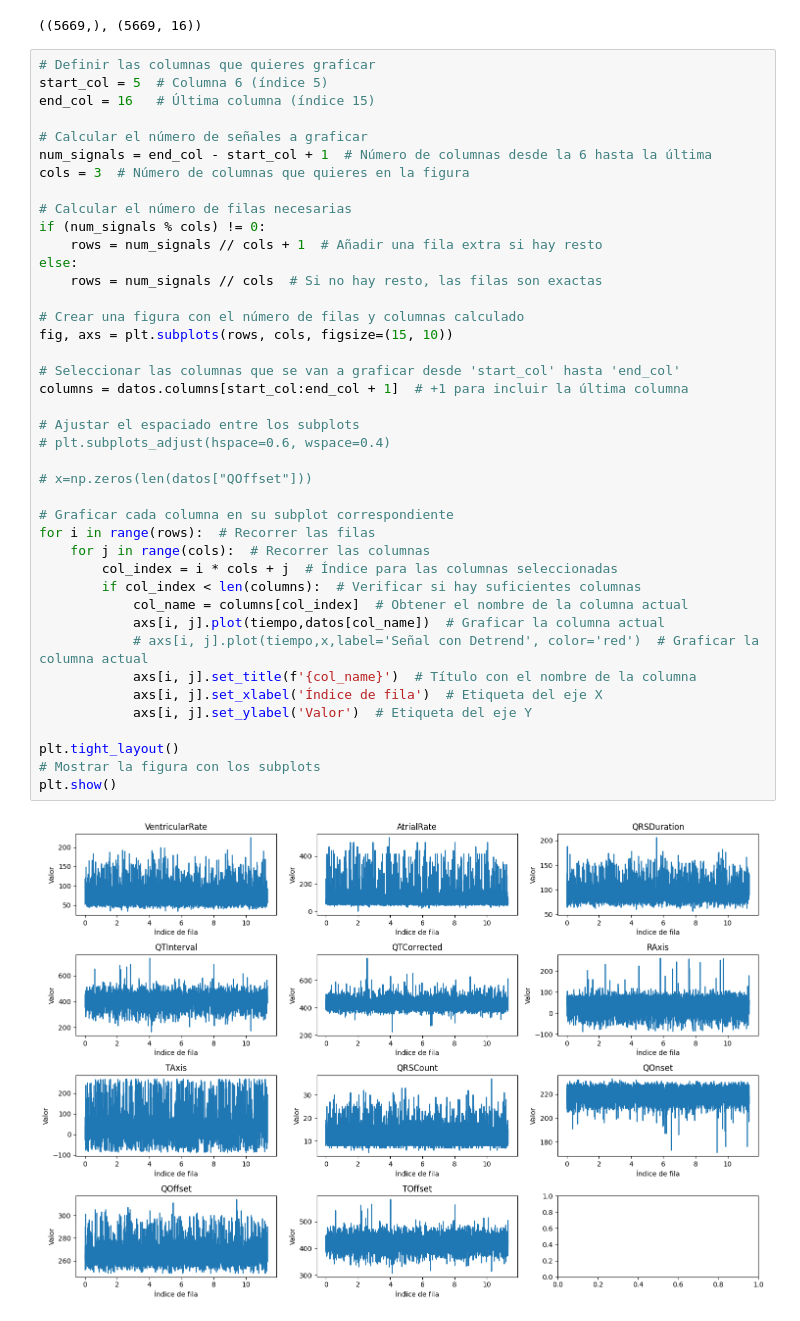
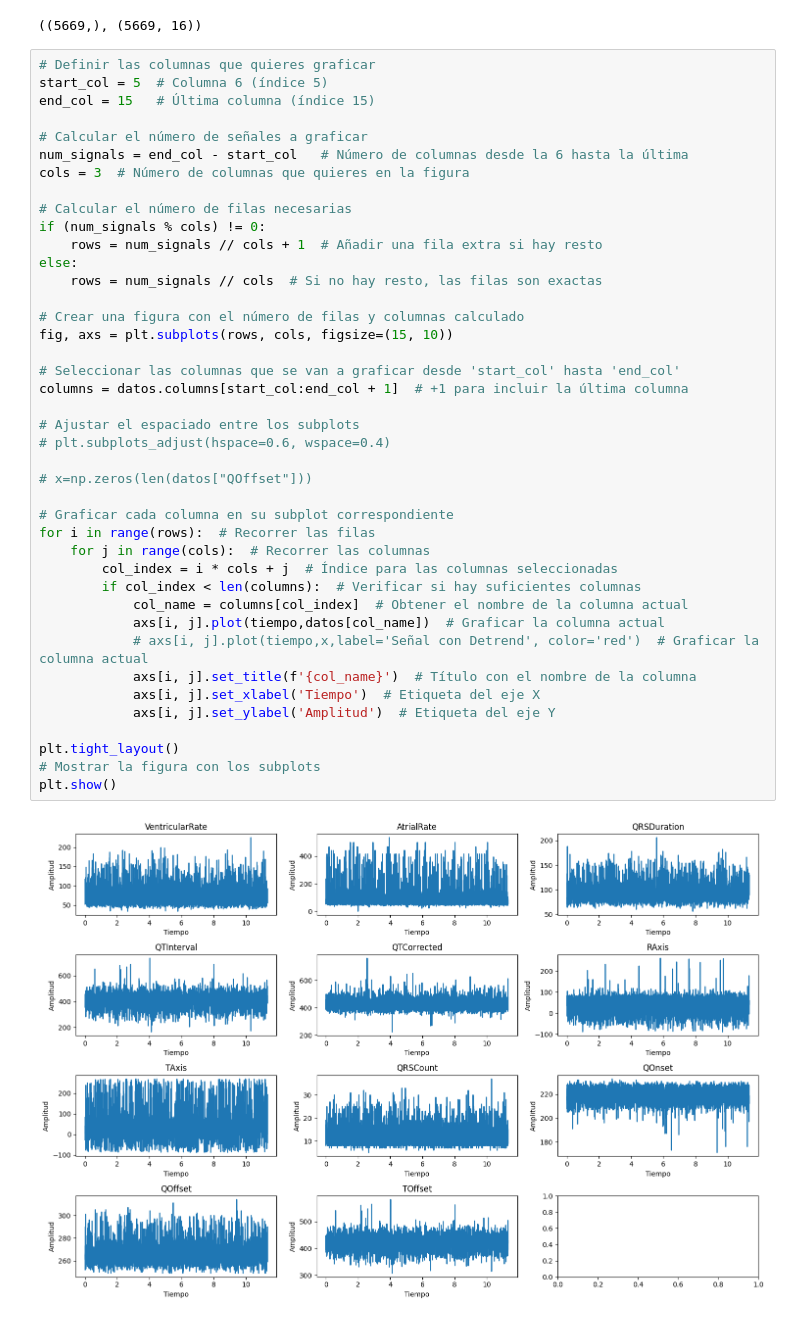
Before and after one commit to MariaOs02/LabBiosenales, a Jupyter notebook: Proyecto_2/Proyecto2.ipynb, the cells around one changed output. Drawn from its saved outputs; the diff is of its cells as text.

```diff
--- a/Proyecto_2/Proyecto2.ipynb
+++ b/Proyecto_2/Proyecto2.ipynb
@@ -44,44 +37,44 @@ tiempo.shape, datos.shape
 # %%
 # Definir las columnas que quieres graficar
 start_col = 5  # Columna 6 (índice 5)
-end_col = 16   # Última columna (índice 15)
+end_col = 15   # Última columna (índice 15)
 
 # Calcular el número de señales a graficar
-num_signals = end_col - start_col + 1  # Número de columnas desde la 6 hasta la última
+num_signals = end_col - start_col   # Número de columnas desde la 6 hasta la última
 cols = 3  # Número de columnas que quieres en la figura
 
 # Calcular el número de filas necesarias
 if (num_signals % cols) != 0:
     rows = num_signals // cols + 1  # Añadir una fila extra si hay resto
 else:
     rows = num_signals // cols  # Si no hay resto, las filas son exactas
 
 # Crear una figura con el número de filas y columnas calculado
 fig, axs = plt.subplots(rows, cols, figsize=(15, 10))
 
 # Seleccionar las columnas que se van a graficar desde 'start_col' hasta 'end_col'
 columns = datos.columns[start_col:end_col + 1]  # +1 para incluir la última columna
 
 # Ajustar el espaciado entre los subplots
 # plt.subplots_adjust(hspace=0.6, wspace=0.4)
 
 # x=np.zeros(len(datos["QOffset"]))
 
 # Graficar cada columna en su subplot correspondiente
 for i in range(rows):  # Recorrer las filas
     for j in range(cols):  # Recorrer las columnas
         col_index = i * cols + j  # Índice para las columnas seleccionadas
         if col_index < len(columns):  # Verificar si hay suficientes columnas
             col_name = columns[col_index]  # Obtener el nombre de la columna actual
             axs[i, j].plot(tiempo,datos[col_name])  # Graficar la columna actual
             # axs[i, j].plot(tiempo,x,label='Señal con Detrend', color='red')  # Graficar la columna actual
             axs[i, j].set_title(f'{col_name}')  # Título con el nombre de la columna
-            axs[i, j].set_xlabel('Índice de fila')  # Etiqueta del eje X
-            axs[i, j].set_ylabel('Valor')  # Etiqueta del eje Y
+            axs[i, j].set_xlabel('Tiempo')  # Etiqueta del eje X
+            axs[i, j].set_ylabel('Amplitud')  # Etiqueta del eje Y
 
 plt.tight_layout()
 # Mostrar la figura con los subplots
 plt.show()
 # %% [output]
-[figure, old version]
+[figure, new version]
 # %% [markdown]
```
Also changed, not shown: parts of 9 cells of this notebook.
